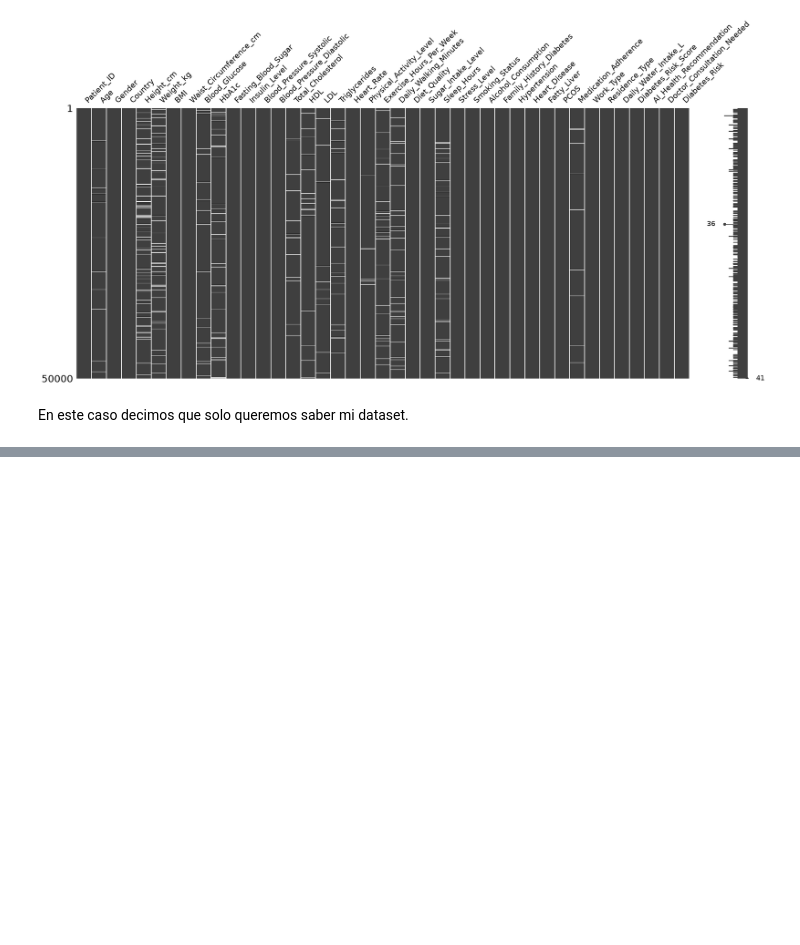
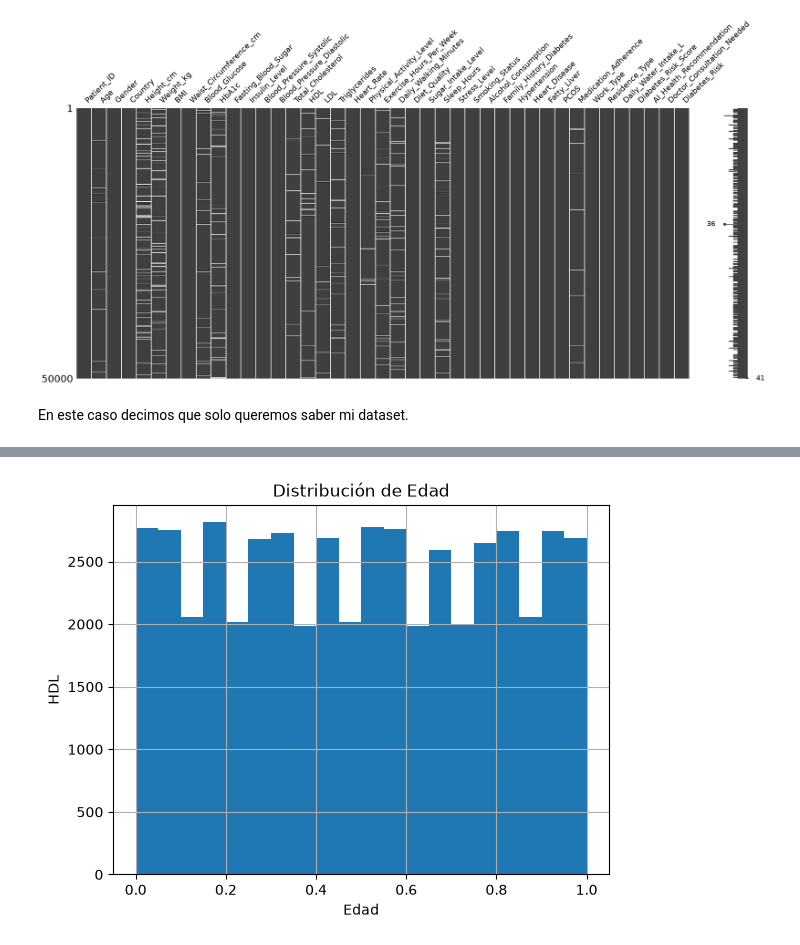
Before and after one commit to hernandezjimmy270-prog/Clase_IARMA-3, a Jupyter notebook: clase.ipynb, the cells around one changed output, grey strips where cells are left out. Cells and saved outputs as stored; diff of their text form; code cells hidden in the pictures; blank space fills up the shorter version.

```diff
--- a/clase.ipynb
+++ b/clase.ipynb
@@ -119,3 +97,8 @@ msno.matrix(df)
 [figure]
 # %% [markdown]
 En este caso decimos que solo queremos saber mi dataset.
+# %%
+df["Patient_ID"].fillna(
+    df["Patient_ID"].median(),
+    inplace=True
+)
@@ -122,3 +125,6 @@ En este caso decimos que solo queremos saber mi dataset.
 # %%
-df[df["Patient_ID"]=="Country"]
+df["Patient_ID"].fillna(
+    df["Age"].mode()[0],
+    inplace=True
+)
 # %% [output]
@@ -126,0 +248,5 @@ df[df["Patient_ID"]=="Country"]
+# %%
+df["Gender"] = df["Gender"].map({
+    "male":"Yes",
+    "female":"No"
+})
@@ -126,0 +273,6 @@ df[df["Patient_ID"]=="Country"]
+# %%
+scaler = MinMaxScaler()
+
+df[["Age","HDL"]] = scaler.fit_transform(
+    df[["Age","HDL"]]
+)
@@ -126,0 +288,12 @@ df[df["Patient_ID"]=="Country"]
+# %%
+df["Age"].hist(
+    bins=20
+)
+
+plt.title("Distribución de Edad")
+plt.xlabel("Edad")
+plt.ylabel("HDL")
+
+plt.show()
+# %% [output]
+[figure, added]
```
Also changed, not shown: parts of 21 cells of this notebook.
